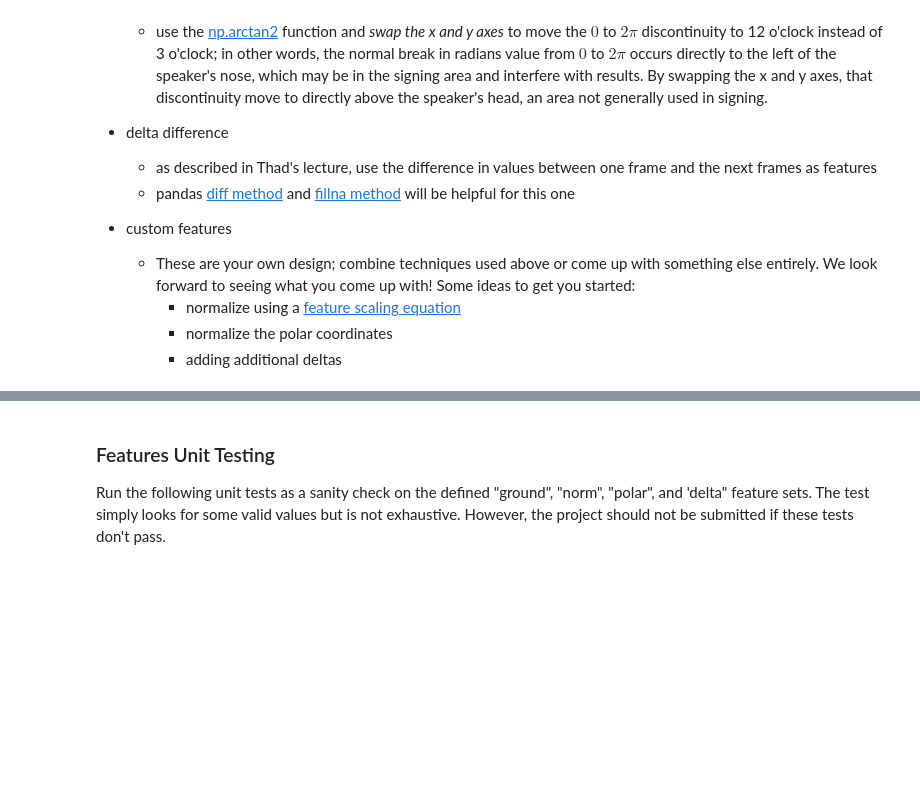
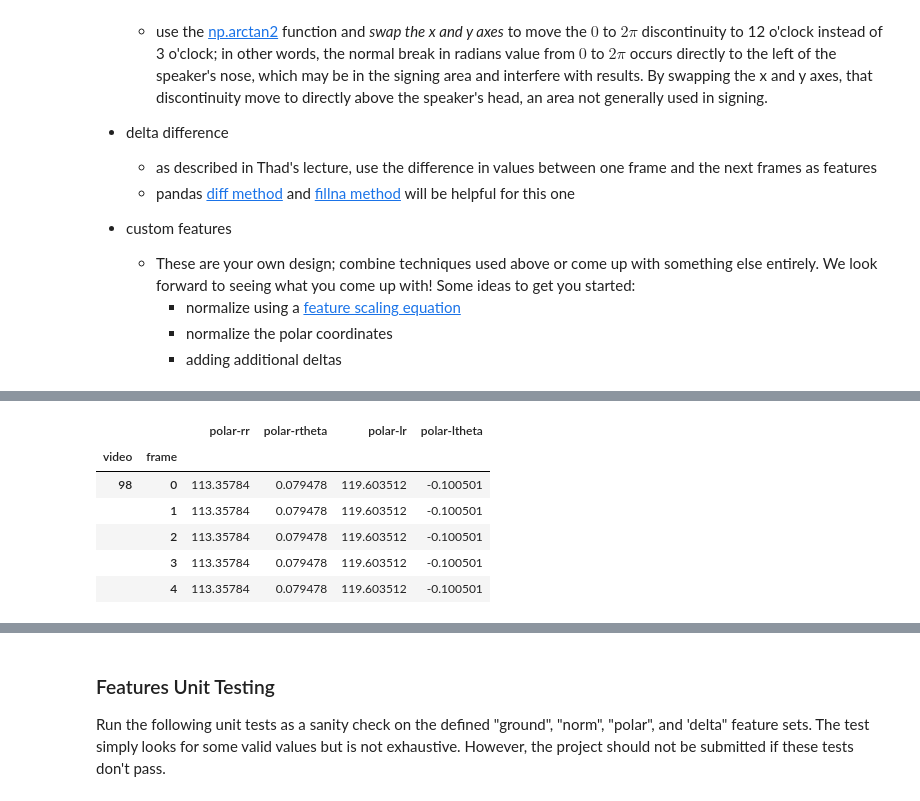
Before and after one commit to learningwithmachines/asl-recognizer, a Jupyter notebook: asl_recognizer.ipynb, the cells around one changed output, grey strips where cells are left out. Saved outputs shown, nothing was run; the diff lists cells and outputs as text; code cells hidden in the pictures; blank space fills up the shorter version.

```diff
--- a/asl_recognizer.ipynb
+++ b/asl_recognizer.ipynb
@@ -261,3 +227,27 @@ features_polar_norm = ['norm-prr', 'norm-plr', 'norm-prt', 'norm-plt']
+# %%
+# Q: add features for polar coordinate values where the nose is the origin
+# Name these 'polar-rr', 'polar-rtheta', 'polar-lr', and 'polar-ltheta'
+# Note that 'polar-rr' and 'polar-rtheta' refer to the radius and angle
+
+#calculation - Polar Positions
+radius=lambda x,y:(np.sqrt(np.power(asl.df[x], 2)+np.power(asl.df[y], 2)))
+angle=lambda x,y:(np.arctan2(asl.df[x], asl.df[y]))
+
+asl.df['polar-rr'] = radius('grnd-rx','grnd-ry')
+asl.df['polar-lr'] = radius('grnd-lx','grnd-ly')
+asl.df['polar-rtheta'] = angle('grnd-rx','grnd-ry')
+asl.df['polar-ltheta'] = angle('grnd-lx','grnd-ly')
+#features
+features_polar = ['polar-rr', 'polar-rtheta', 'polar-lr', 'polar-ltheta']
+asl.df[features_polar].head()
+# %% [output]
+|  |  | polar-rr | polar-rtheta | polar-lr | polar-ltheta |
+| video | frame |  |  |  |  |
+| 98 | 0 | 113.35784 | 0.079478 | 119.603512 | -0.100501 |
+|  | 1 | 113.35784 | 0.079478 | 119.603512 | -0.100501 |
+|  | 2 | 113.35784 | 0.079478 | 119.603512 | -0.100501 |
+|  | 3 | 113.35784 | 0.079478 | 119.603512 | -0.100501 |
+|  | 4 | 113.35784 | 0.079478 | 119.603512 | -0.100501 |
 # %%
 # Q: add features for left, right, x, y differences by one time step, i.e. the "delta" values discussed in the lecture
 # Name these 'delta-rx', 'delta-ry', 'delta-lx', and 'delta-ly'
```
Also changed, not shown: parts of 41 cells of this notebook, 37 other files.
